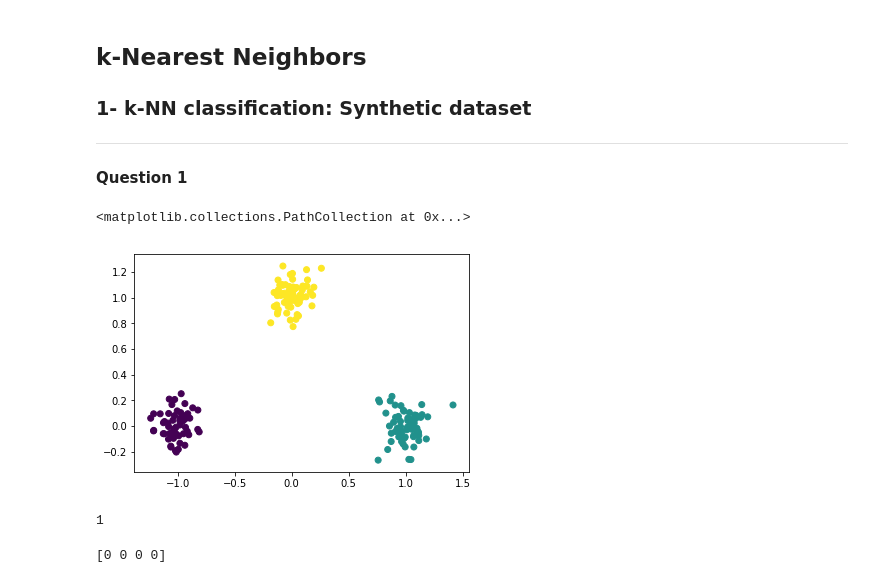
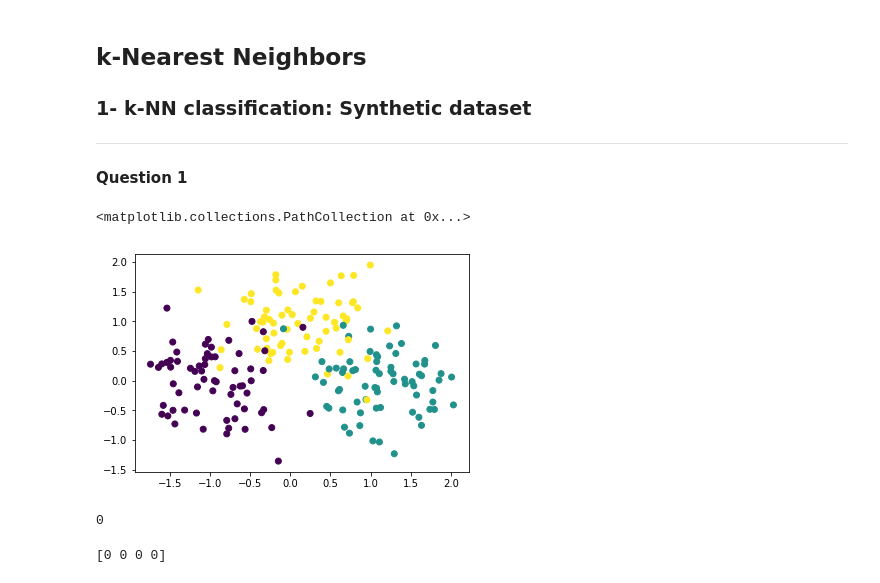
Before and after one commit to Maxtov/SI221, a Jupyter notebook: TP2/TP_kNN_Thauvin_Vranckx.ipynb, the cells around one changed output. Cells and saved outputs as stored; diff of their text form; code cells hidden in the pictures.

```diff
--- a/TP2/TP_kNN_Thauvin_Vranckx.ipynb
+++ b/TP2/TP_kNN_Thauvin_Vranckx.ipynb
@@ -16,22 +16,22 @@ from sklearn.model_selection import train_test_split
 # %%
 def generate_dataset(sigma):
   x,y = make_blobs(n_samples=300, centers=[[-1,0],[1,0],[0,1]], cluster_std=sigma)
 
   '''
   x_train = x[:200]
   x_test = x[200:]
   y_train = y[:200]
   y_test = y[200:]
   '''
   X_train, X_test, y_train, y_test = train_test_split(x, y, test_size = 1/3, random_state = 0)
 
   return X_train,y_train, X_test,y_test
 
-X_train,y_train,X_test,y_test = generate_dataset(0.10)
+X_train,y_train,X_test,y_test = generate_dataset(0.50)
 plt.scatter(X_train[:,0], X_train[:,1],c=y_train)
 # %% [output]
 <matplotlib.collections.PathCollection at 0x...>
-[figure, old version]
+[figure, new version]
 # %%
 def distance(x1,x2):
   a = x1[0] - x2[0]
@@ -74,7 +74,7 @@ def kNN(X_train,labels,x,k):
 
 print(kNN(X_train,y_train,X_test[50],5))
 # %% [output]
-1
+0
 # %%
 def predict(X_train, X_test, y_train, y_test, k):
   y_predict = np.zeros(len(X_test), dtype=int)
```
Also changed, not shown: parts of 1 cell of this notebook.
